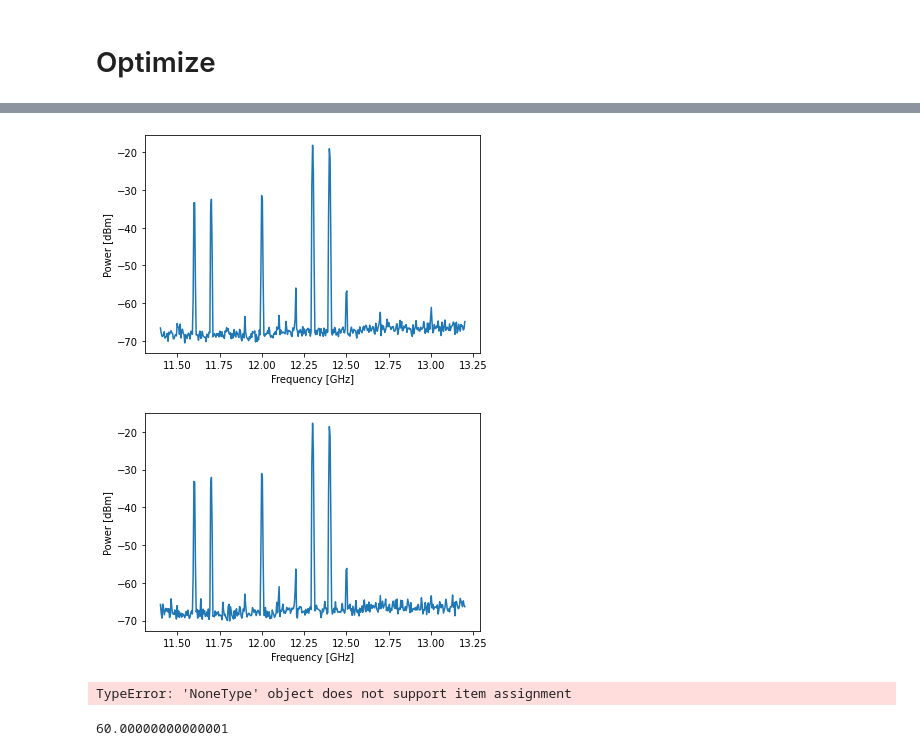
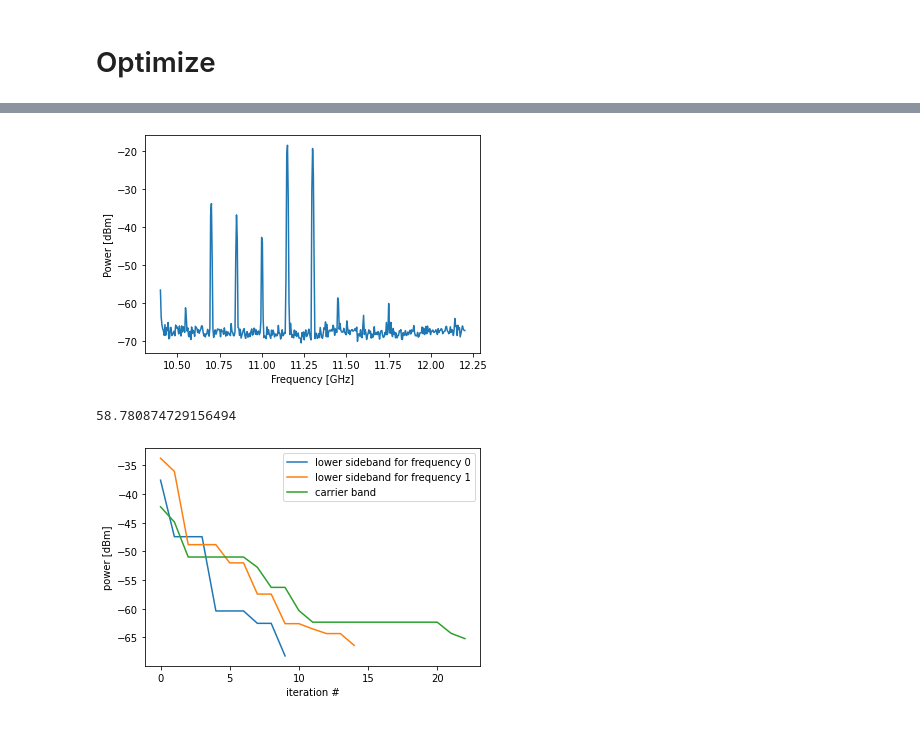
Before and after one commit to lukingroup/pylabnet, a Jupyter notebook: demo/iq-optimizer/IQOptimizer_demo.ipynb, the cells around one changed output, grey strips where cells are left out. Cells and saved outputs as stored; diff of their text form; code cells hidden in the pictures.

```diff
--- a/demo/iq-optimizer/IQOptimizer_demo.ipynb
+++ b/demo/iq-optimizer/IQOptimizer_demo.ipynb
@@ -97,16 +169,12 @@ sa.plot_trace()
 # %%
-opt1 = IQOptimizer_GD_multifreq(mw, hd, sa, 12e9, [300e6, 400e6], param_guess = ([90, 90, 1, 1, 0.01, 0.01]), awg_delay_time=0.01, averages=10, HDAWG_ports=[1,2], oscillator=[1,2], min_power=-65, vi_step=0.005, vq_step=0.005, max_iterations = 30)
+opt1 = IQOptimizer_GD_multifreq(mw, hd, sa, 11e9, [150e6, 300e6], param_guess = ([90, 90, 1, 1, 0.05, -0.02]), awg_delay_time=0.01, averages=10, HDAWG_ports=[1,2], oscillator=[1,2], min_power=-65, vi_step=0.005, vq_step=0.005, max_iterations = 30)
 # %% [output]
-[figure, old version]
+[figure, new version]
 # %%
 import time
 start = time.time()
 opt1.opt()
 print(time.time()-start)
 # %% [output]
+58.780874729156494
-[figure, old version]
+[figure, new version]
-TypeError: 'NoneType' object does not support item assignment
-# %%
-np.arccos(0.5)*180/np.pi
-# %% [output]
-60.00000000000001
```
Also changed, not shown: parts of 16 cells of this notebook, 2 other files.
